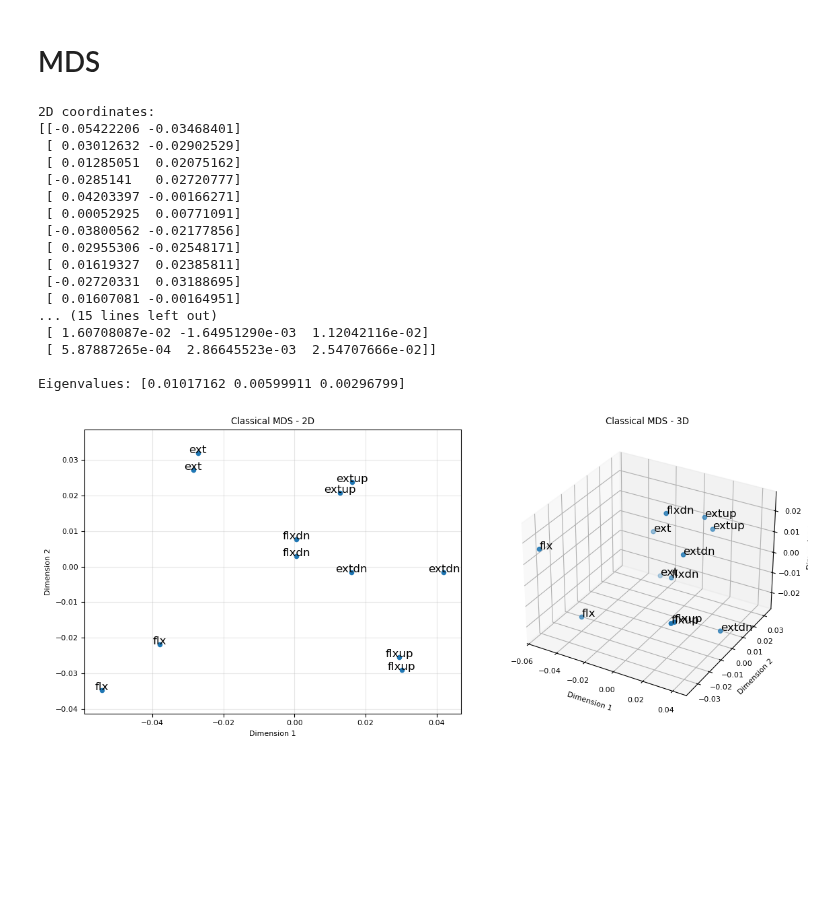
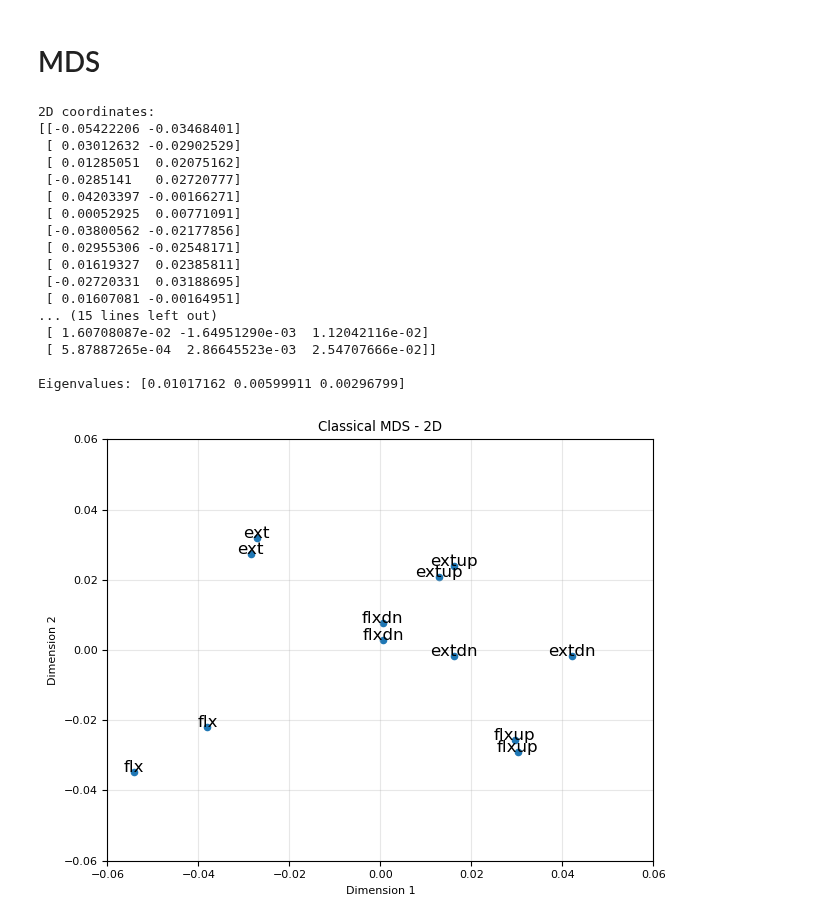
Before and after one commit to alighavam/bimanual_wrist, a Jupyter notebook: notebooks_mri/within_vs_between_hands.ipynb, the cells around one changed output. Cells and saved outputs as stored; diff of their text form; code cells hidden in the pictures; blank space fills up the shorter version.

```diff
--- a/notebooks_mri/within_vs_between_hands.ipynb
+++ b/notebooks_mri/within_vs_between_hands.ipynb
@@ -430,46 +429,36 @@ plt.scatter(coords_2d[:, 0], coords_2d[:, 1], s=20)
 for i in range(len(coords_2d)):
     plt.annotate(f'{labels[i]}', (coords_2d[i, 0], coords_2d[i, 1]),
                 fontsize=12, ha='center')
+max_range = 0.06
+plt.xlim((-max_range, max_range))
+plt.ylim((-max_range, max_range))
 plt.xlabel('Dimension 1')
 plt.ylabel('Dimension 2')
 plt.title('Classical MDS - 2D')
 plt.grid(True, alpha=0.3)
-plt.axis('equal')
-
-# 3D plot
-from mpl_toolkits.mplot3d import Axes3D
-ax = plt.subplot(122, projection='3d')
-ax.scatter(coords_3d[:, 0], coords_3d[:, 1], coords_3d[:, 2], s=20)
-for i in range(len(coords_3d)):
-    ax.text(coords_3d[i, 0], coords_3d[i, 1], coords_3d[i, 2],
-            f'{labels[i]}', fontsize=12)
-ax.set_xlabel('Dimension 1')
-ax.set_ylabel('Dimension 2')
-ax.set_zlabel('Dimension 3')
-ax.set_title('Classical MDS - 3D')
 
 plt.tight_layout()
 plt.show()
 
 # Create labels (e.g., condition names)
 fig = plot_mds_3d_interactive(coords_3d, labels=labels)
 fig.show()
 # %% [output]
 2D coordinates:
 [[-0.05422206 -0.03468401]
  [ 0.03012632 -0.02902529]
  [ 0.01285051  0.02075162]
  [-0.0285141   0.02720777]
  [ 0.04203397 -0.00166271]
  [ 0.00052925  0.00771091]
  [-0.03800562 -0.02177856]
  [ 0.02955306 -0.02548171]
  [ 0.01619327  0.02385811]
  [-0.02720331  0.03188695]
  [ 0.01607081 -0.00164951]
 ... (15 lines left out)
  [ 1.60708087e-02 -1.64951290e-03  1.12042116e-02]
  [ 5.87887265e-04  2.86645523e-03  2.54707666e-02]]
 
 Eigenvalues: [0.01017162 0.00599911 0.00296799]
-[figure, old version]
+[figure, new version]
```
Also changed, not shown: parts of 1 cell of this notebook.
